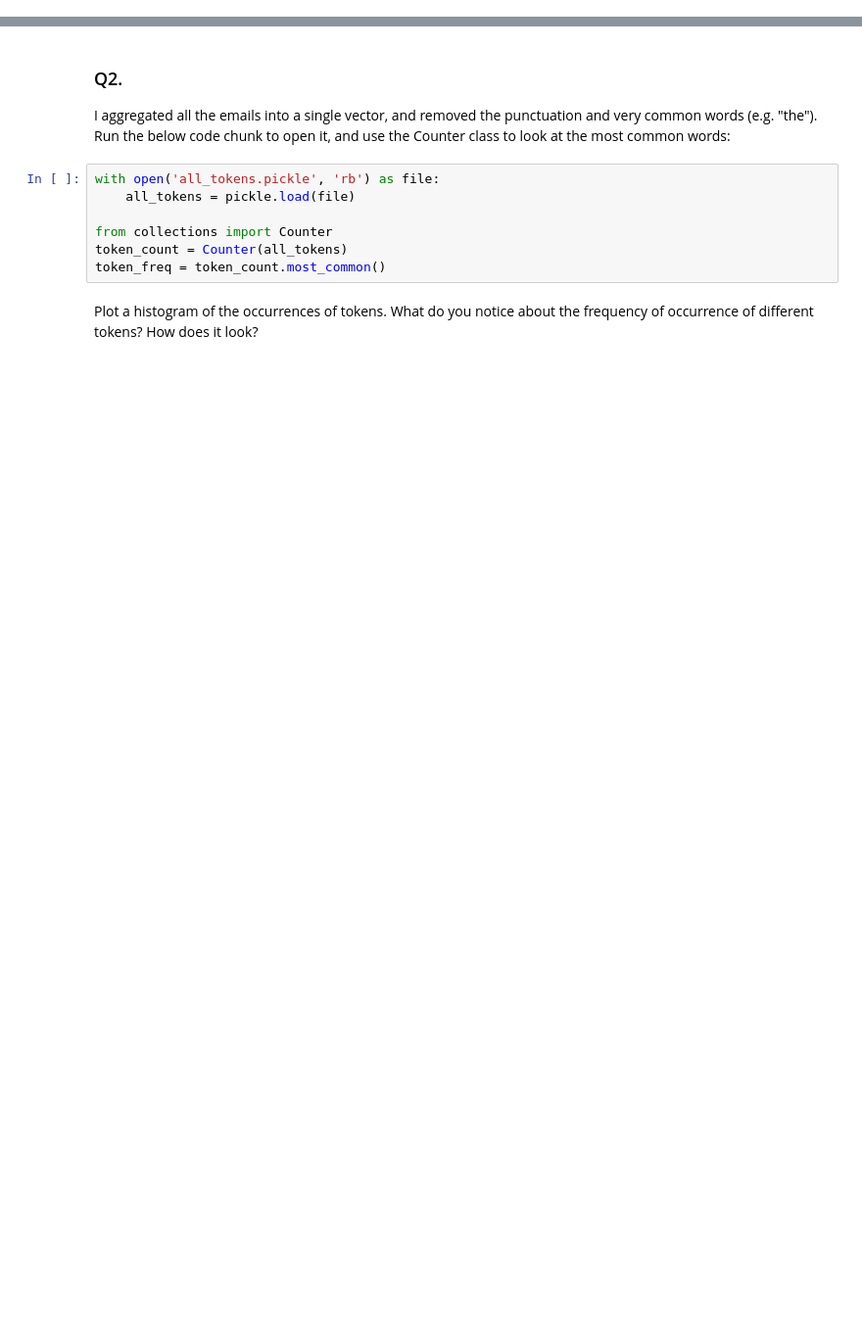
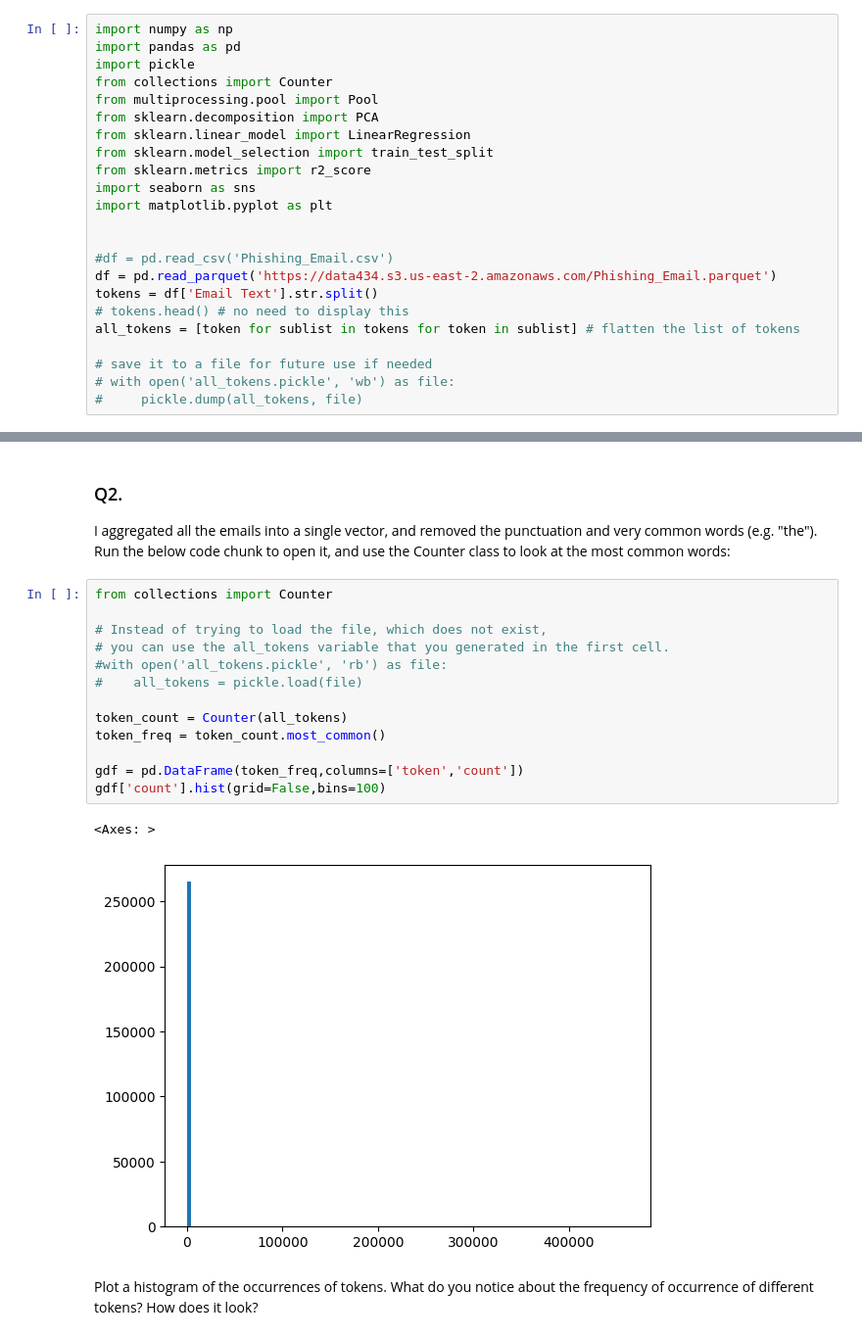
Before and after one commit to chetubarot/DS3001-PCA, a Jupyter notebook: 05_PCA/barot_assignment.ipynb, the cells around one changed output, grey strips where cells are left out. Shown: that part at 98% size. Drawn from its saved outputs; the diff is of its cells as text; blank space fills up the shorter version.

```diff
--- a/05_PCA/barot_assignment.ipynb
+++ b/05_PCA/barot_assignment.ipynb
@@ -14,0 +41,23 @@ In words, how would you clean the tokens and use them to predict whether the ema
+# %%
+import numpy as np
+import pandas as pd
+import pickle
+from collections import Counter
+from multiprocessing.pool import Pool
+from sklearn.decomposition import PCA
+from sklearn.linear_model import LinearRegression
+from sklearn.model_selection import train_test_split
+from sklearn.metrics import r2_score
+import seaborn as sns
+import matplotlib.pyplot as plt
+
+
+#df = pd.read_csv('Phishing_Email.csv')
+df = pd.read_parquet('https://data434.s3.us-east-2.amazonaws.com/Phishing_Email.parquet')
+tokens = df['Email Text'].str.split()
+# tokens.head() # no need to display this
+all_tokens = [token for sublist in tokens for token in sublist] # flatten the list of tokens
+
+# save it to a file for future use if needed
+# with open('all_tokens.pickle', 'wb') as file:
+#     pickle.dump(all_tokens, file)
@@ -16,12 +67,21 @@ In words, how would you clean the tokens and use them to predict whether the ema
 ### Q2.
 
 I aggregated all the emails into a single vector, and removed the punctuation and very common words (e.g. "the"). Run the below code chunk to open it, and use the Counter class to look at the most common words:
-# %%
-with open('all_tokens.pickle', 'rb') as file:
-    all_tokens = pickle.load(file)
-
-from collections import Counter
-token_count = Counter(all_tokens)
-token_freq = token_count.most_common()
+# %%
+from collections import Counter
+
+# Instead of trying to load the file, which does not exist,
+# you can use the all_tokens variable that you generated in the first cell.
+#with open('all_tokens.pickle', 'rb') as file:
+#    all_tokens = pickle.load(file)
+
+token_count = Counter(all_tokens)
+token_freq = token_count.most_common()
+
+gdf = pd.DataFrame(token_freq,columns=['token','count'])
+gdf['count'].hist(grid=False,bins=100)
+# %% [output]
+<Axes: >
+[figure, added]
 # %% [markdown]
 Plot a histogram of the occurrences of tokens. What do you notice about the frequency of occurrence of different tokens? How does it look?
```
Also changed, not shown: parts of 13 cells of this notebook.
